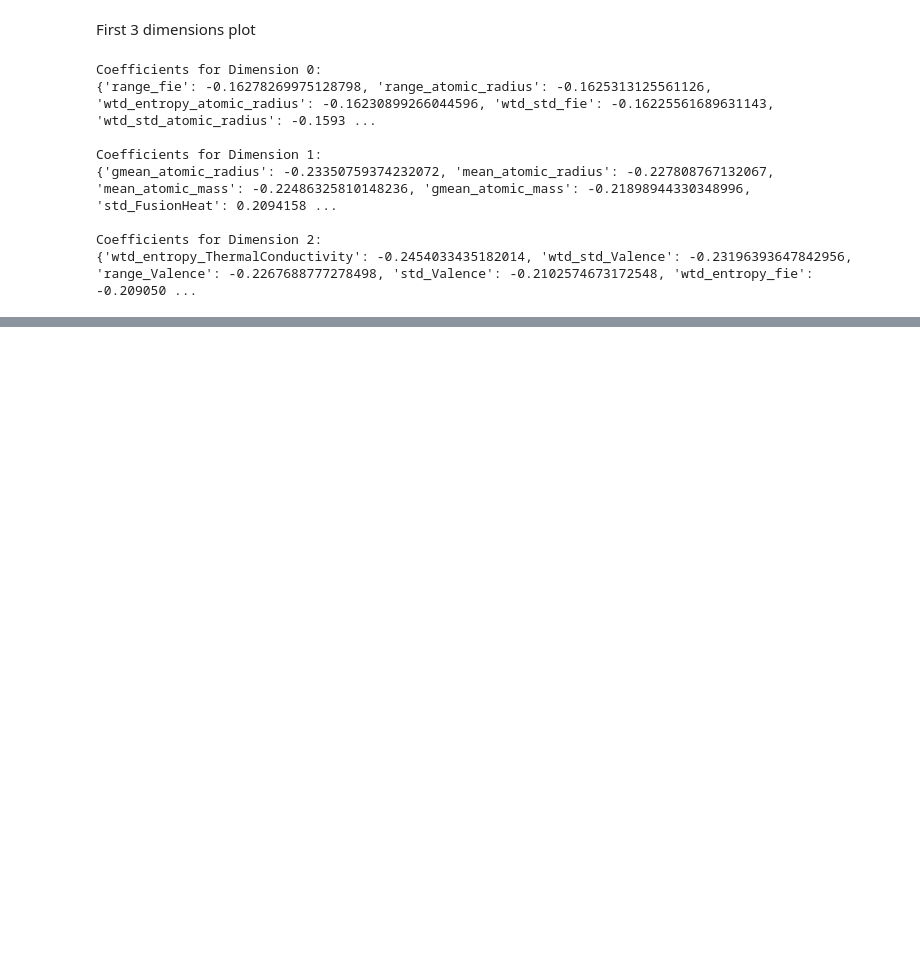
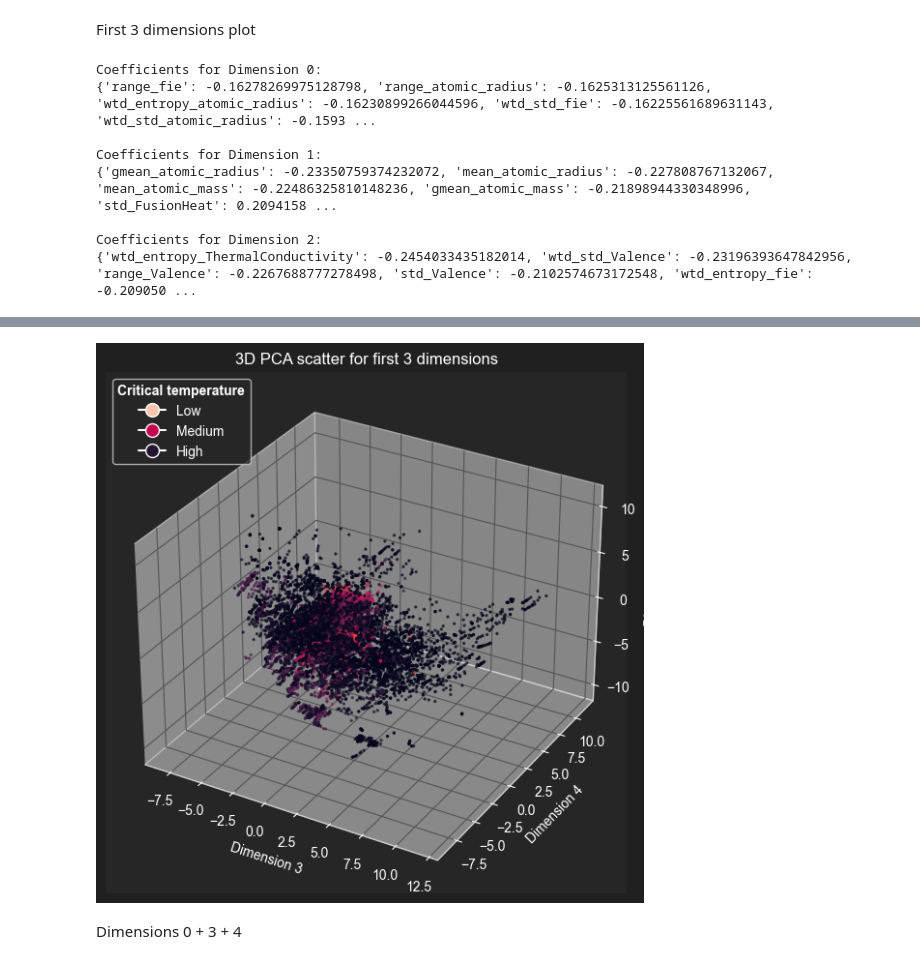
Before and after one commit to Firefly55lm/superconductors_critical_temperature_analysis, a Jupyter notebook: models_test.ipynb, the cells around one changed output, grey strips where cells are left out. Cells and saved outputs as stored; diff of their text form; code cells hidden in the pictures; blank space fills up the shorter version.

```diff
--- a/models_test.ipynb
+++ b/models_test.ipynb
@@ -123,0 +143,26 @@ legend.get_title().set_weight('bold')
+# %%
+fig = plt.figure(figsize=(10, 7))
+ax = fig.add_subplot(111, projection='3d')
+ax.scatter(xs=X_pca[:, 3], ys=X_pca[:, 4], zs=X_pca[:, 2],
+           c=df["critical_temp"].ravel(), cmap="rocket", s=2, alpha=0.6)
+
+ax.set_xlabel('Dimension 3')
+ax.set_ylabel('Dimension 4')
+ax.set_zlabel('Dimension 2')
+ax.set_title('3D PCA scatter for first 3 dimensions', color="white")
+
+legend_elements = [
+    Line2D([0], [0], marker='o', color='w', markerfacecolor='#f5c5ac', markersize=10, label='Low'),
+    Line2D([0], [0], marker='o', color='w', markerfacecolor='#c6004e', markersize=10, label='Medium'),
+    Line2D([0], [0], marker='o', color='w', markerfacecolor='#251432', markersize=10, label='High')
+]
+
+legend = ax.legend(handles=legend_elements, title="Critical temperature", loc='upper left', labels=['Low', 'Medium', 'High'])
+for text in legend.get_texts():
+    text.set_color('white')
+legend.get_title().set_color('white')
+legend.get_title().set_weight('bold')
+# %% [output]
+[figure, added]
+# %% [markdown]
+Dimensions 0 + 3 + 4
```
Also changed, not shown: parts of 5 cells of this notebook.
